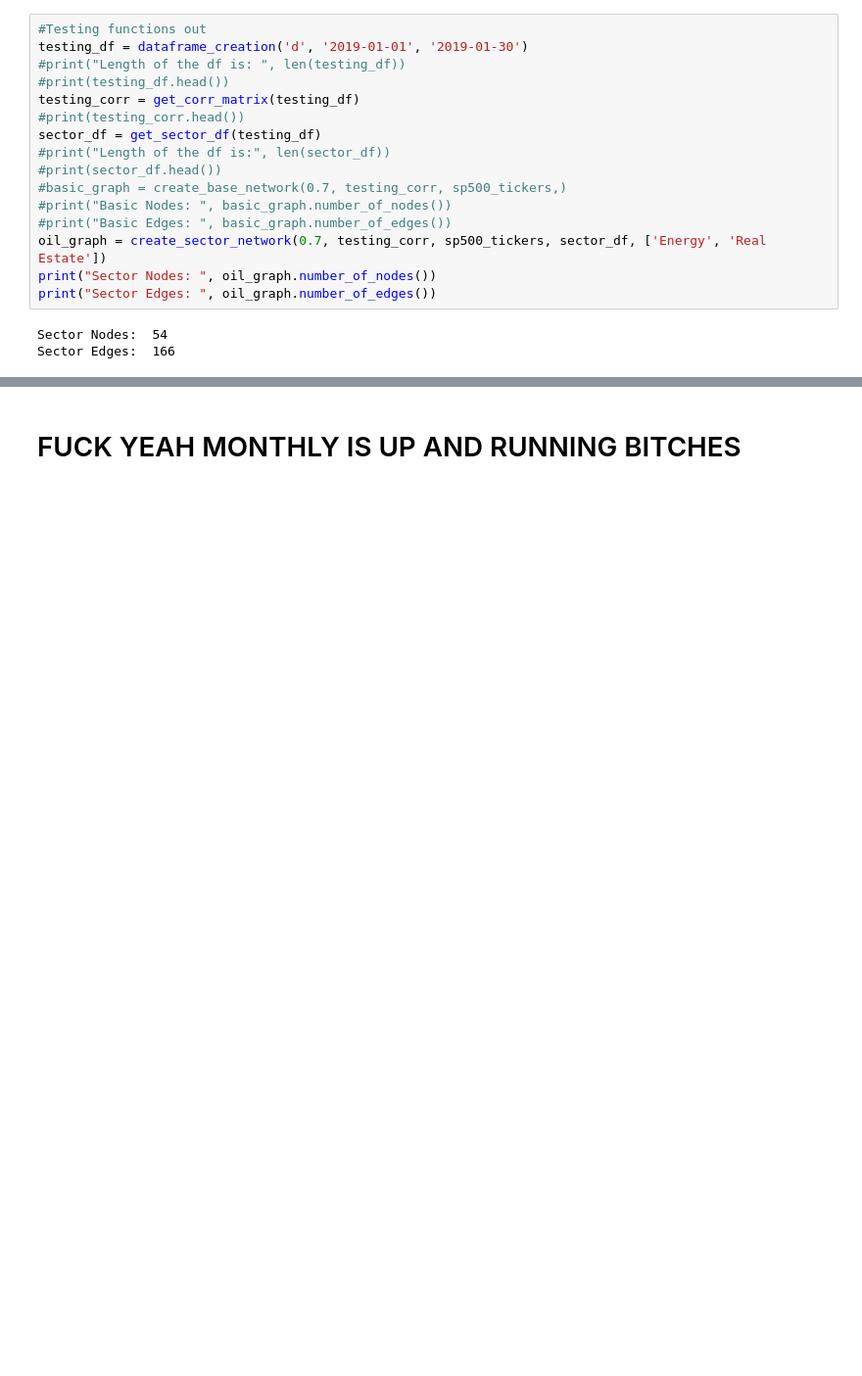
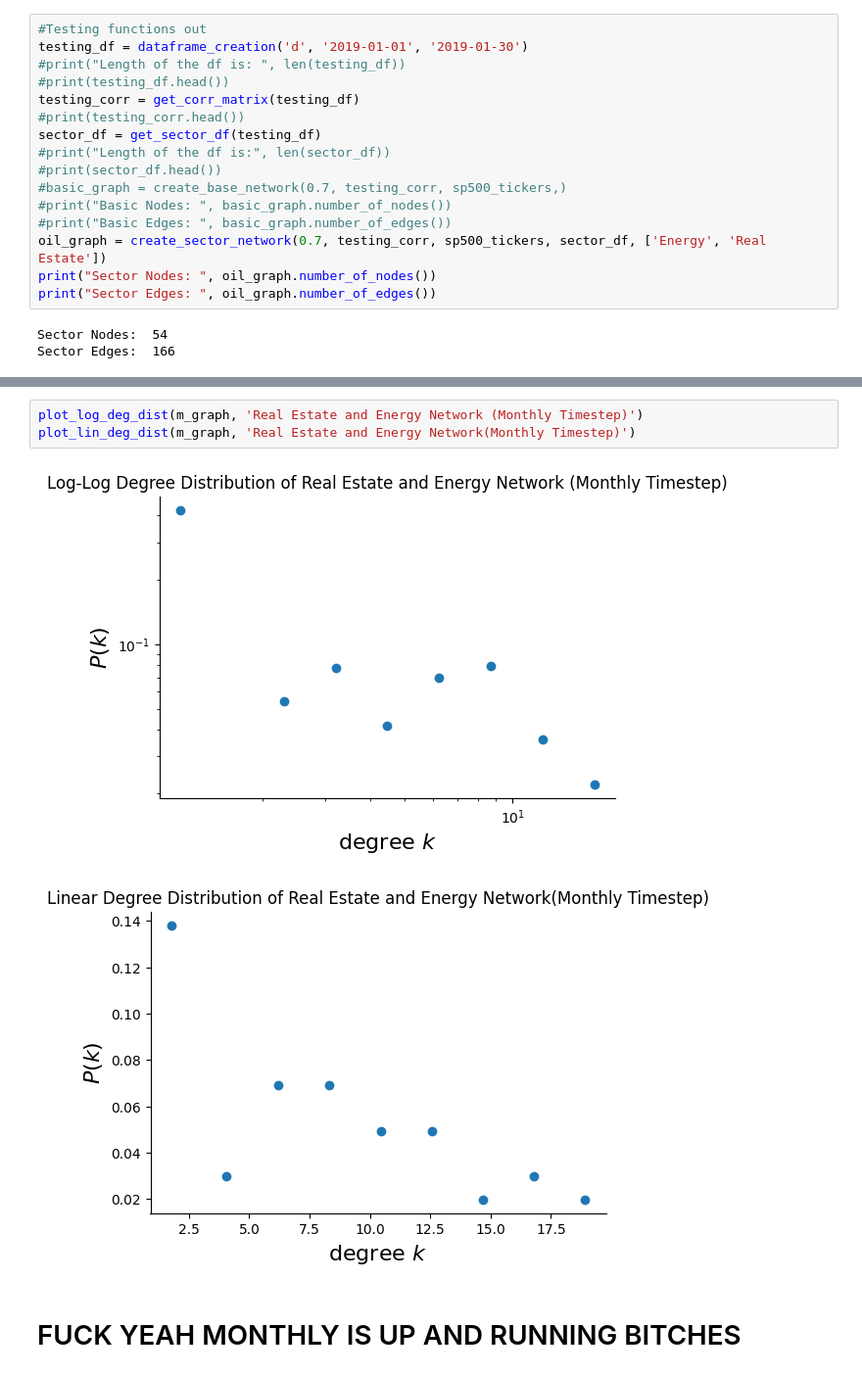
Before and after one commit to haydenac11/572-Project, a Jupyter notebook: plotting.ipynb, the cells around one changed output, grey strips where cells are left out. Shown at 98% size. Saved outputs shown, nothing was run; the diff lists cells and outputs as text; blank space fills up the shorter version.

```diff
--- a/plotting.ipynb
+++ b/plotting.ipynb
@@ -423,3 +411,9 @@ nx.draw(m_graph,mpos, labels={node: node for node in m_graph.nodes()}, node_colo
+# %%
+plot_log_deg_dist(m_graph, 'Real Estate and Energy Network (Monthly Timestep)')
+plot_lin_deg_dist(m_graph, 'Real Estate and Energy Network(Monthly Timestep)')
+# %% [output]
+[figure, added]
+[figure, added]
 # %% [markdown]
 # FUCK YEAH MONTHLY IS UP AND RUNNING BITCHES
 # %%
```
Also changed, not shown: parts of 19 cells of this notebook, 16 other files.
